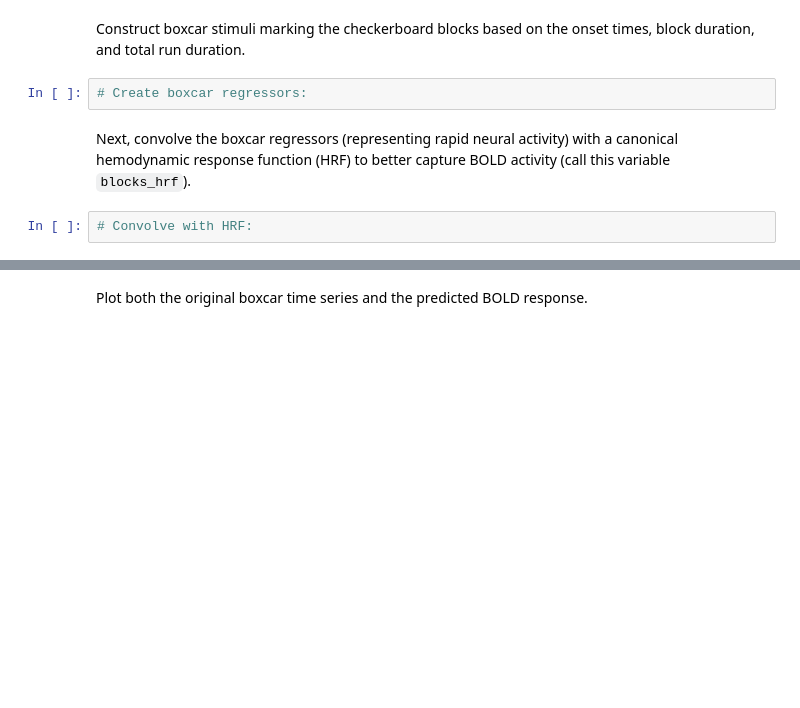
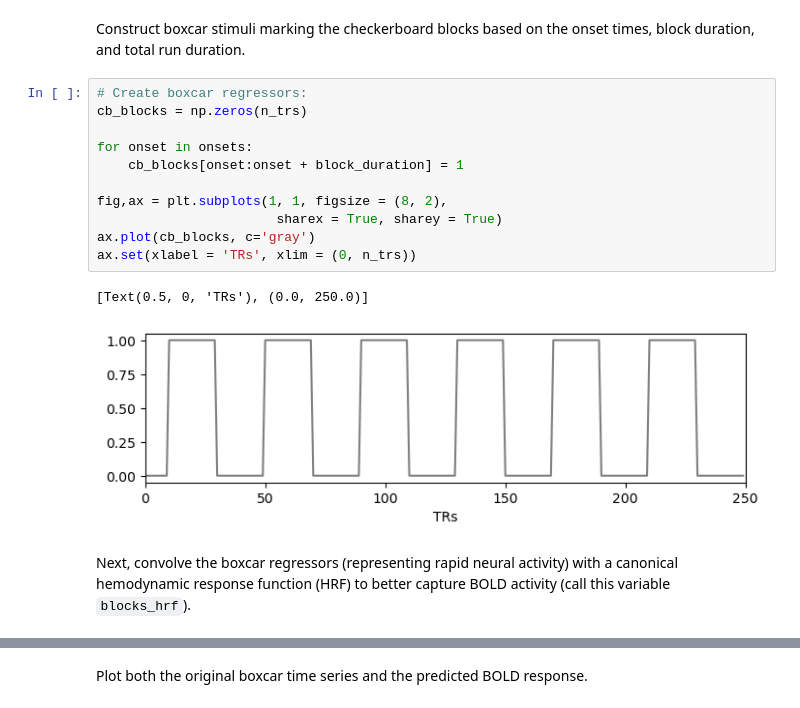
Before and after one commit to snastase/neu502b-2024, a Jupyter notebook: fmri-03/fmri-03-glm.ipynb, the cells around one changed output, grey strips where cells are left out. Drawn from its saved outputs; the diff is of its cells as text; blank space fills up the shorter version.

```diff
--- a/fmri-03/fmri-03-glm.ipynb
+++ b/fmri-03/fmri-03-glm.ipynb
@@ -25,9 +25,19 @@ events_df = read_table(events_f, sep='\t')
 onsets = events_df.query('event=="Checkerboard"')['onset'].values.astype(int)
 # %% [markdown]
 Construct boxcar stimuli marking the checkerboard blocks based on the onset times, block duration, and total run duration.
-# %%
-# Create boxcar regressors:
+# %%
+# Create boxcar regressors:
+cb_blocks = np.zeros(n_trs)
+
+for onset in onsets:
+    cb_blocks[onset:onset + block_duration] = 1
+
+fig,ax = plt.subplots(1, 1, figsize = (8, 2),
+                       sharex = True, sharey = True)
+ax.plot(cb_blocks, c='gray')
+ax.set(xlabel = 'TRs', xlim = (0, n_trs))
+# %% [output]
+[Text(0.5, 0, 'TRs'), (0.0, 250.0)]
+[figure, added]
 # %% [markdown]
 Next, convolve the boxcar regressors (representing rapid neural activity) with a canonical hemodynamic response function (HRF) to better capture BOLD activity (call this variable `blocks_hrf`).
-# %%
-# Convolve with HRF:
```
Also changed, not shown: parts of 22 cells of this notebook, 39 other files.
